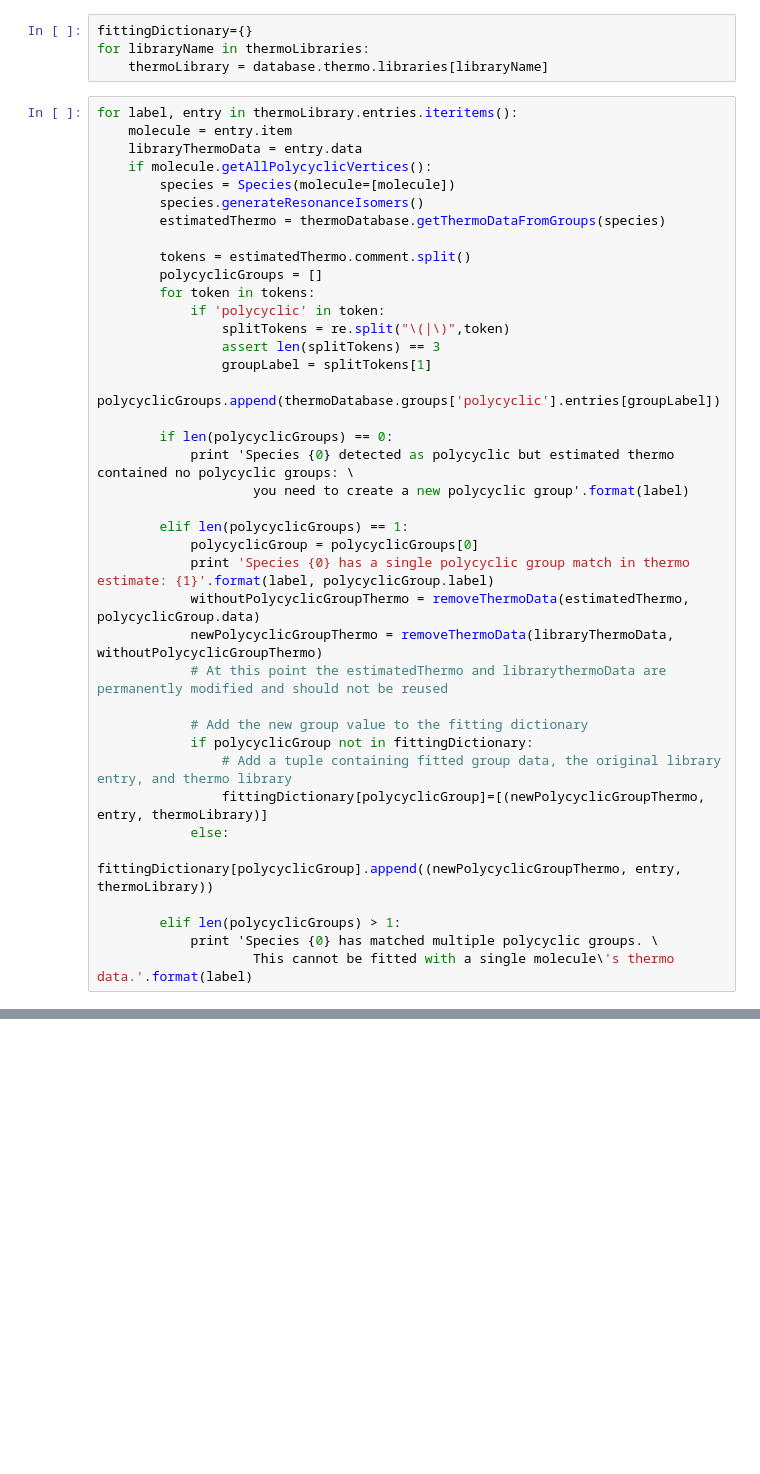
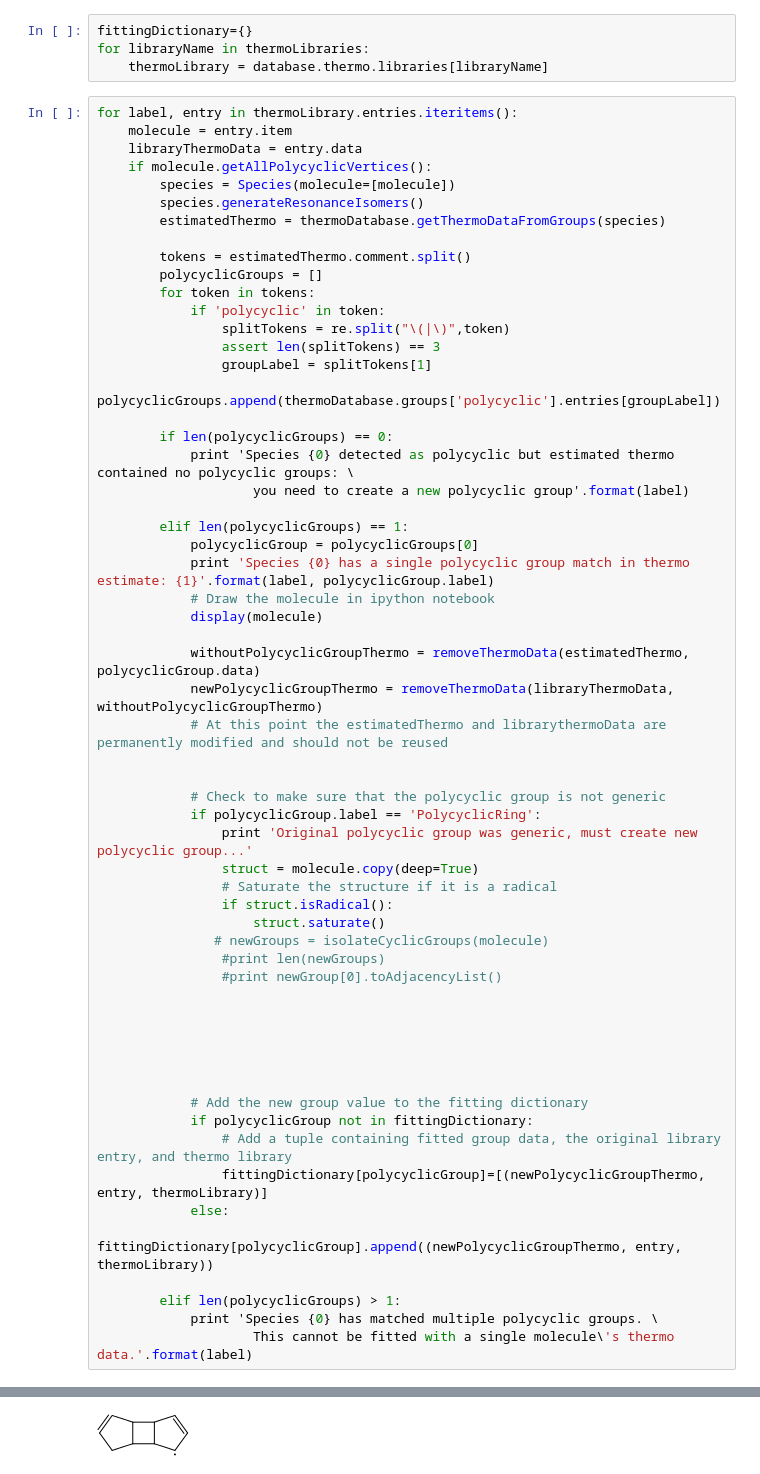
Before and after one commit to connie/RMG-database, a Jupyter notebook: scripts/fitGAVsFromThermoLibrary.ipynb, the cells around one changed output, grey strips where cells are left out. Saved outputs shown, nothing was run; the diff lists cells and outputs as text; blank space fills up the shorter version.

Commit message:
Update fitGAVs script to start creating polycyclic groups..

```diff
--- a/scripts/fitGAVsFromThermoLibrary.ipynb
+++ b/scripts/fitGAVsFromThermoLibrary.ipynb
@@ -125,9 +147,29 @@ for label, entry in thermoLibrary.entries.iteritems():
         elif len(polycyclicGroups) == 1:
             polycyclicGroup = polycyclicGroups[0]
             print 'Species {0} has a single polycyclic group match in thermo estimate: {1}'.format(label, polycyclicGroup.label)
+            # Draw the molecule in ipython notebook
+            display(molecule)
+
             withoutPolycyclicGroupThermo = removeThermoData(estimatedThermo, polycyclicGroup.data)
             newPolycyclicGroupThermo = removeThermoData(libraryThermoData, withoutPolycyclicGroupThermo)
             # At this point the estimatedThermo and librarythermoData are permanently modified and should not be reused
+
+
+            # Check to make sure that the polycyclic group is not generic
+            if polycyclicGroup.label == 'PolycyclicRing':
+                print 'Original polycyclic group was generic, must create new polycyclic group...'
+                struct = molecule.copy(deep=True)
+                # Saturate the structure if it is a radical
+                if struct.isRadical():
+                    struct.saturate()
+               # newGroups = isolateCyclicGroups(molecule)
+                #print len(newGroups)
+                #print newGroup[0].toAdjacencyList()
+
+
+
+
+
 
             # Add the new group value to the fitting dictionary
             if polycyclicGroup not in fittingDictionary:
@@ -159,0 +186 @@ Species 2HINDENE has a single polycyclic group match in thermo estimate: Polycyc
+[figure, added]
```
Also changed, not shown: parts of 5 cells of this notebook.
